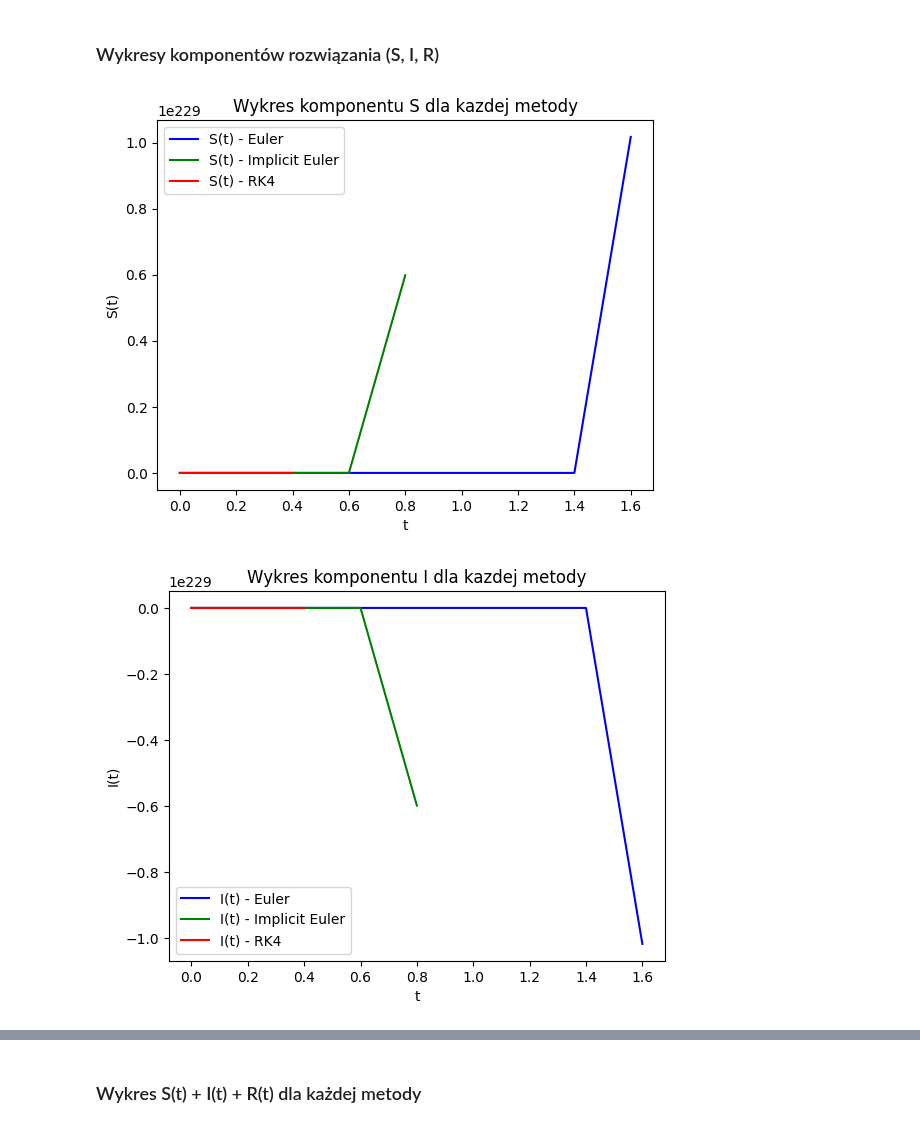
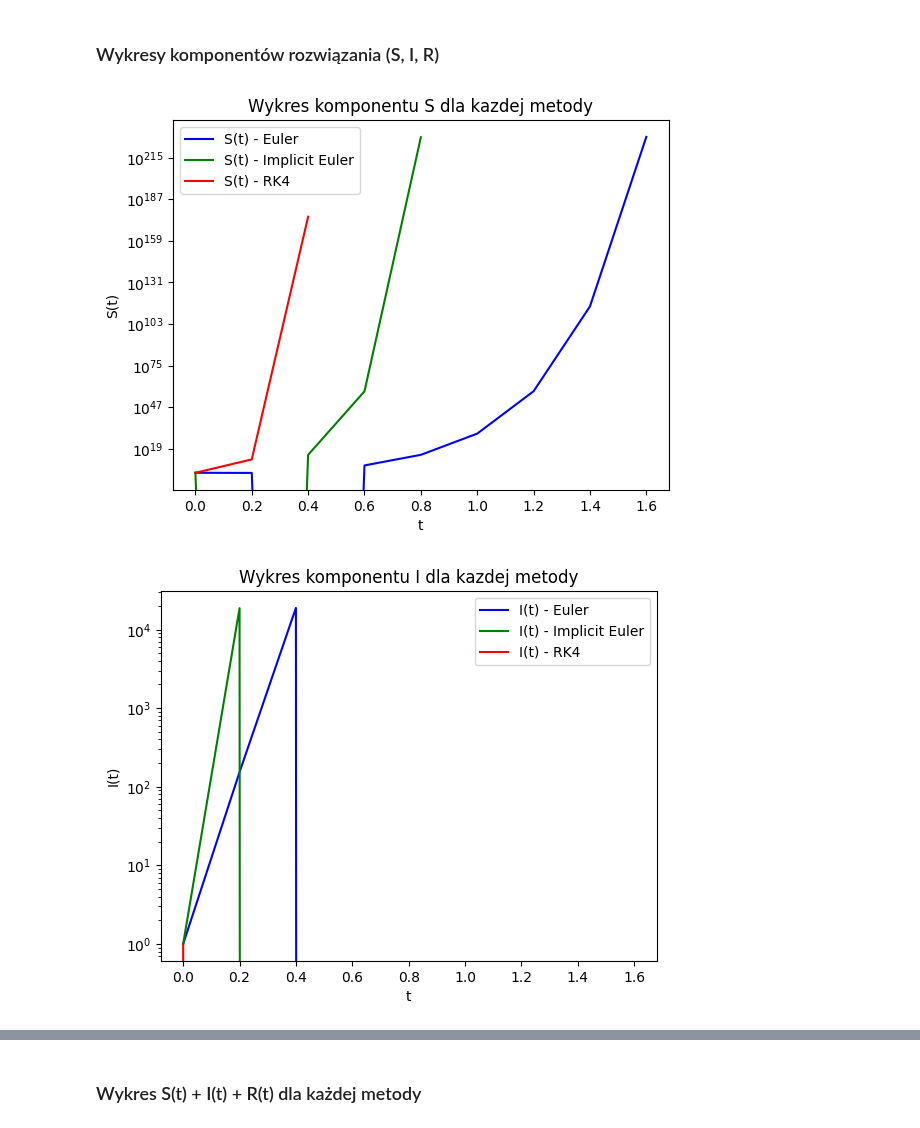
Before and after one commit to arturgesiarz/CalculationTechMethods-Course, a Jupyter notebook: lab09/ex3.ipynb, the cells around one changed output, grey strips where cells are left out. Saved outputs shown, nothing was run; the diff lists cells and outputs as text; code cells hidden in the pictures.

Commit message:
Plots were repaired

```diff
--- a/lab09/ex3.ipynb
+++ b/lab09/ex3.ipynb
@@ -105,24 +105,23 @@ plt.plot(t_implicit_euler, y_implicit_euler[:, 0], 'g', label='S(t) - Implicit E
 plt.plot(t_rk4, y_rk4[:, 0], 'r', label='S(t) - RK4')
 plt.xlabel('t')
 plt.ylabel('S(t)')
+plt.yscale('log')
 plt.legend()
 plt.show()
-
-# poprawic wykres (0,14) !!!!!!
 # %% [output]
-[figure, old version]
+[figure, new version]
 # %%
 plt.title("Wykres komponentu I dla kazdej metody")
 plt.plot(t_euler, y_euler[:, 1], 'b', label='I(t) - Euler')
 plt.plot(t_implicit_euler, y_implicit_euler[:, 1], 'g', label='I(t) - Implicit Euler')
 plt.plot(t_rk4, y_rk4[:, 1], 'r', label='I(t) - RK4')
 plt.xlabel('t')
 plt.ylabel('I(t)')
+plt.yscale('log')
 plt.legend()
 plt.show()
-# poprawic wykres !!
 # %% [output]
-[figure, old version]
+[figure, new version]
 # %%
 plt.title("Wykres komponentu R dla kazdej metody")
 plt.plot(t_euler, y_euler[:, 2], 'b', label='R(t) - Euler')
```
Also changed, not shown: parts of 2 cells of this notebook, 2 other files.
